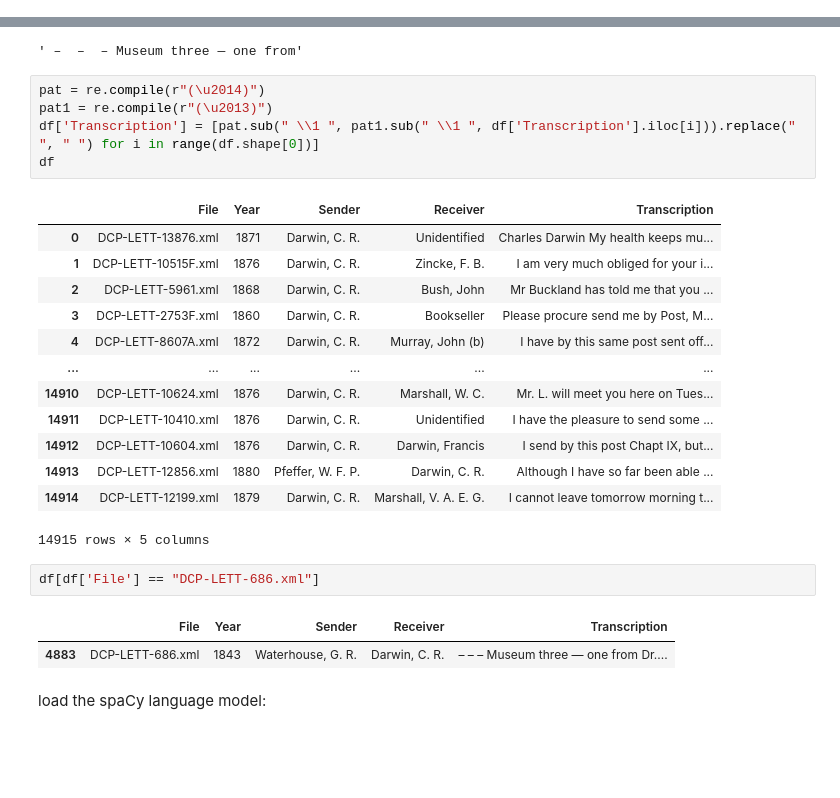
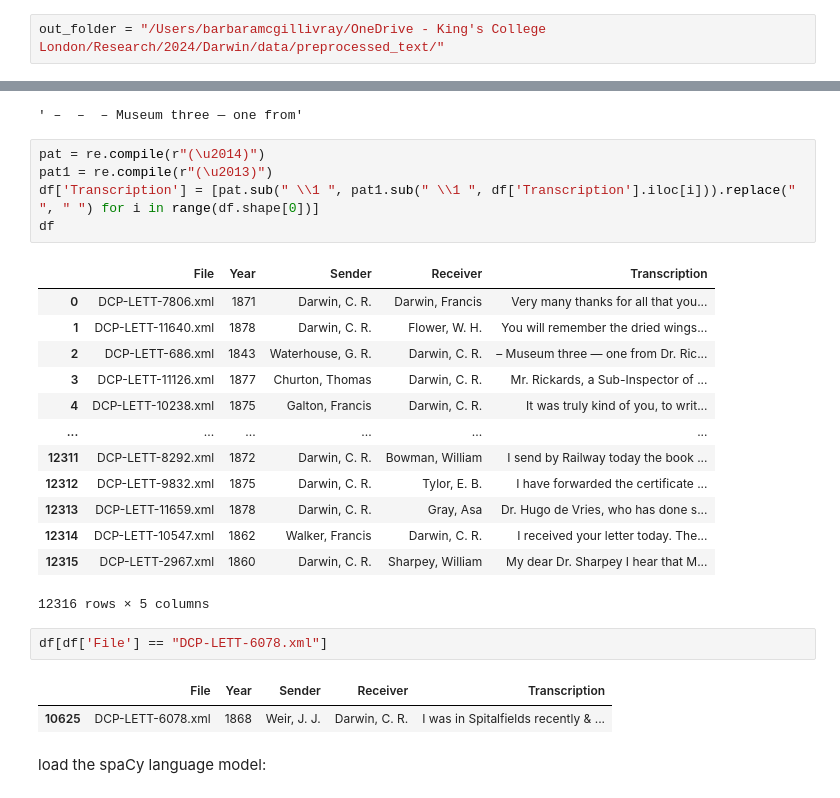
Before and after one commit to BarbaraMcG/darwin-semantic-change, a Jupyter notebook: Semantic_change_Darwin_BMcG.ipynb, the cells around one changed output, grey strips where cells are left out. Drawn from its saved outputs; the diff is of its cells as text; blank space fills up the shorter version.

```diff
--- a/Semantic_change_Darwin_BMcG.ipynb
+++ b/Semantic_change_Darwin_BMcG.ipynb
@@ -136,3 +118,5 @@ out_folder = '/content/drive/My Drive/2021/Darwin paper/Files/Letters_text/'
+# %%
+out_folder = "/Users/barbaramcgillivray/OneDrive - King's College London/Research/2024/Darwin/data/preprocessed_text/"
 # %% [markdown]
 We extract the trascribed text from each letter and save it in an output file.  **You can skip this cell** and go straight to section 4.
 # %%
@@ -316,23 +340,23 @@ df['Transcription'] = [pat.sub(" \\1 ", pat1.sub(" \\1 ", df['Transcription'].il
 df
 # %% [output]
 |  | File | Year | Sender | Receiver | Transcription |
-| 0 | DCP-LETT-13876.xml | 1871 | Darwin, C. R. | Unidentified | Charles Darwin My health keeps mu... |
-| 1 | DCP-LETT-10515F.xml | 1876 | Darwin, C. R. | Zincke, F. B. | I am very much obliged for your i... |
-| 2 | DCP-LETT-5961.xml | 1868 | Darwin, C. R. | Bush, John | Mr Buckland has told me that you ... |
-| 3 | DCP-LETT-2753F.xml | 1860 | Darwin, C. R. | Bookseller | Please procure send me by Post, M... |
-| 4 | DCP-LETT-8607A.xml | 1872 | Darwin, C. R. | Murray, John (b) | I have by this same post sent off... |
+| 0 | DCP-LETT-7806.xml | 1871 | Darwin, C. R. | Darwin, Francis | Very many thanks for all that you... |
+| 1 | DCP-LETT-11640.xml | 1878 | Darwin, C. R. | Flower, W. H. | You will remember the dried wings... |
+| 2 | DCP-LETT-686.xml | 1843 | Waterhouse, G. R. | Darwin, C. R. | – Museum three — one from Dr. Ric... |
+| 3 | DCP-LETT-11126.xml | 1877 | Churton, Thomas | Darwin, C. R. | Mr. Rickards, a Sub-Inspector of ... |
+| 4 | DCP-LETT-10238.xml | 1875 | Galton, Francis | Darwin, C. R. | It was truly kind of you, to writ... |
 | ... | ... | ... | ... | ... | ... |
-| 14910 | DCP-LETT-10624.xml | 1876 | Darwin, C. R. | Marshall, W. C. | Mr. L. will meet you here on Tues... |
-| 14911 | DCP-LETT-10410.xml | 1876 | Darwin, C. R. | Unidentified | I have the pleasure to send some ... |
-| 14912 | DCP-LETT-10604.xml | 1876 | Darwin, C. R. | Darwin, Francis | I send by this post Chapt IX, but... |
-| 14913 | DCP-LETT-12856.xml | 1880 | Pfeffer, W. F. P. | Darwin, C. R. | Although I have so far been able ... |
-| 14914 | DCP-LETT-12199.xml | 1879 | Darwin, C. R. | Marshall, V. A. E. G. | I cannot leave tomorrow morning t... |
+| 12311 | DCP-LETT-8292.xml | 1872 | Darwin, C. R. | Bowman, William | I send by Railway today the book ... |
+| 12312 | DCP-LETT-9832.xml | 1875 | Darwin, C. R. | Tylor, E. B. | I have forwarded the certificate ... |
+| 12313 | DCP-LETT-11659.xml | 1878 | Darwin, C. R. | Gray, Asa | Dr. Hugo de Vries, who has done s... |
+| 12314 | DCP-LETT-10547.xml | 1862 | Walker, Francis | Darwin, C. R. | I received your letter today. The... |
+| 12315 | DCP-LETT-2967.xml | 1860 | Darwin, C. R. | Sharpey, William | My dear Dr. Sharpey I hear that M... |
-14915 rows × 5 columns
+12316 rows × 5 columns
 # %%
-df[df['File'] == "DCP-LETT-686.xml"]
+df[df['File'] == "DCP-LETT-6078.xml"]
 # %% [output]
 |  | File | Year | Sender | Receiver | Transcription |
-| 4883 | DCP-LETT-686.xml | 1843 | Waterhouse, G. R. | Darwin, C. R. | – – – Museum three — one from Dr.... |
+| 10625 | DCP-LETT-6078.xml | 1868 | Weir, J. J. | Darwin, C. R. | I was in Spitalfields recently & ... |
 # %% [markdown]
 load the spaCy language model:
 # %%
```
Also changed, not shown: parts of 38 cells of this notebook.
